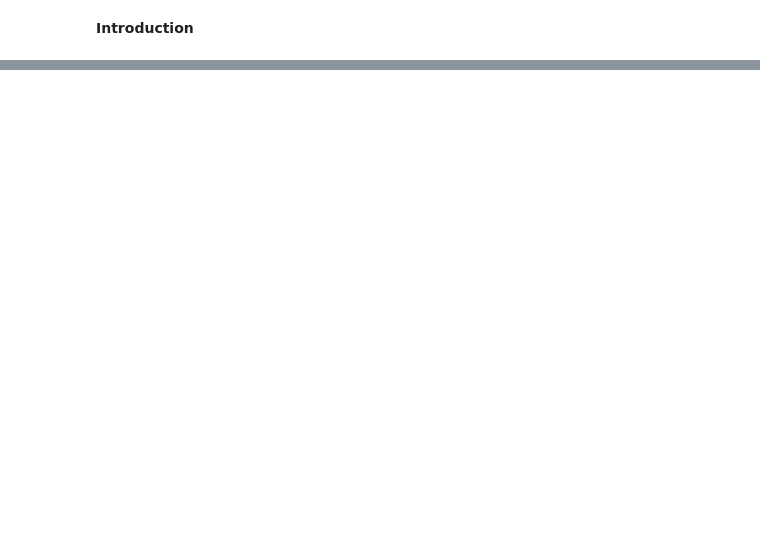
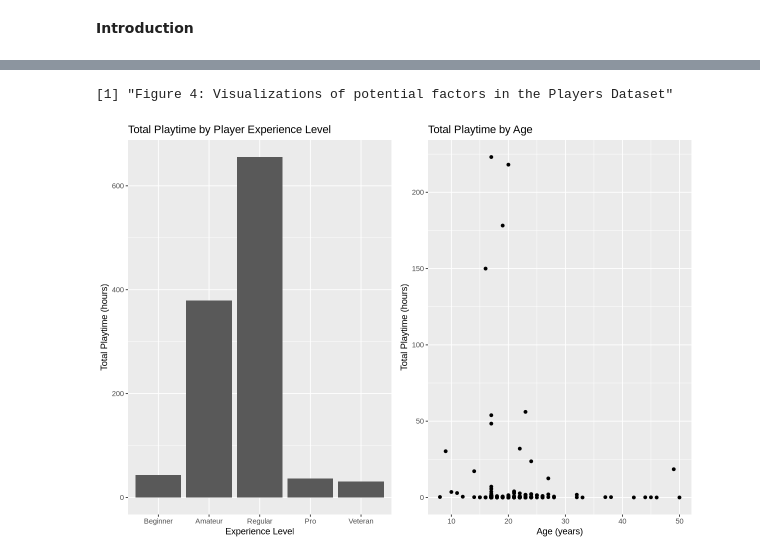
Before and after one commit to ashleyan1207/DSCI-100-Project, a Jupyter notebook: DSCI 100 Project.ipynb, the cells around one changed output, grey strips where cells are left out. Cells and saved outputs as stored; diff of their text form; code cells hidden in the pictures; blank space fills up the shorter version.

```diff
--- a/DSCI 100 Project.ipynb
+++ b/DSCI 100 Project.ipynb
@@ -38,0 +44,23 @@ sessions csv link https://raw.githubusercontent.com/ashleyan1207/DSCI-100-Projec
+# %%
+library(tidyverse)
+library(tidymodels)
+library(dplyr)
+library(themis)
+library(cowplot)
+# options(repr.matrix.max.rows = 5)
+
+players_url <- "https://raw.githubusercontent.com/ashleyan1207/DSCI-100-Project/refs/heads/main/players.csv"
+sessions_url <- "https://raw.githubusercontent.com/ashleyan1207/DSCI-100-Project/refs/heads/main/sessions.csv"
+
+players <- read_csv(players_url)
+sessions <- read_csv(sessions_url)
+
+players <- players |>
+    mutate(experience = factor(experience, levels = c("Beginner", "Amateur", "Regular", "Pro", "Veteran")),
+           contributor_level = case_when(
+              played_hours > 0.5 ~ "High",
+              played_hours <= 0.5 ~ "Low")) |>
+    mutate(contributor_level = factor(contributor_level)) |>
+    drop_na()
+print("Figure 1: Player Dataset")
+players
@@ -38,0 +131,17 @@ sessions csv link https://raw.githubusercontent.com/ashleyan1207/DSCI-100-Projec
+# %%
+experience_playtime_plot <- ggplot(players, aes(x = experience, y = played_hours)) +
+    geom_bar(stat = "identity") +
+    labs(x= "Experience Level", y = "Total Playtime (hours)") +
+    ggtitle("Total Playtime by Player Experience Level")
+
+age_playtime_age <- ggplot(players, aes(x = Age, y = played_hours)) +
+    geom_point() +
+    labs(x = "Age (years)", y = "Total Playtime (hours)") +
+    ggtitle("Total Playtime by Age")
+
+options(repr.plot.width = 10, repr.plot.height = 7)
+print("Figure 4: Visualizations of potential factors in the Players Dataset")
+plot_grid(experience_playtime_plot, age_playtime_age, ncol = 2)
+# %% [output]
+[1] "Figure 4: Visualizations of potential factors in the Players Dataset"
+[figure, added]
```
Also changed, not shown: parts of 14 cells of this notebook.
